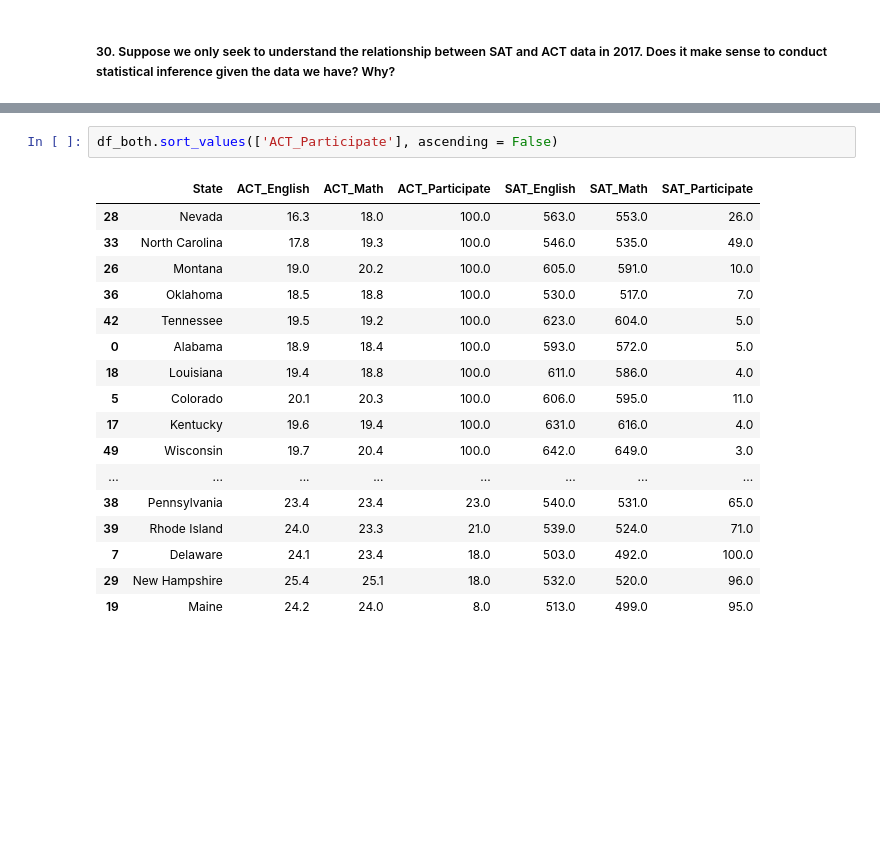
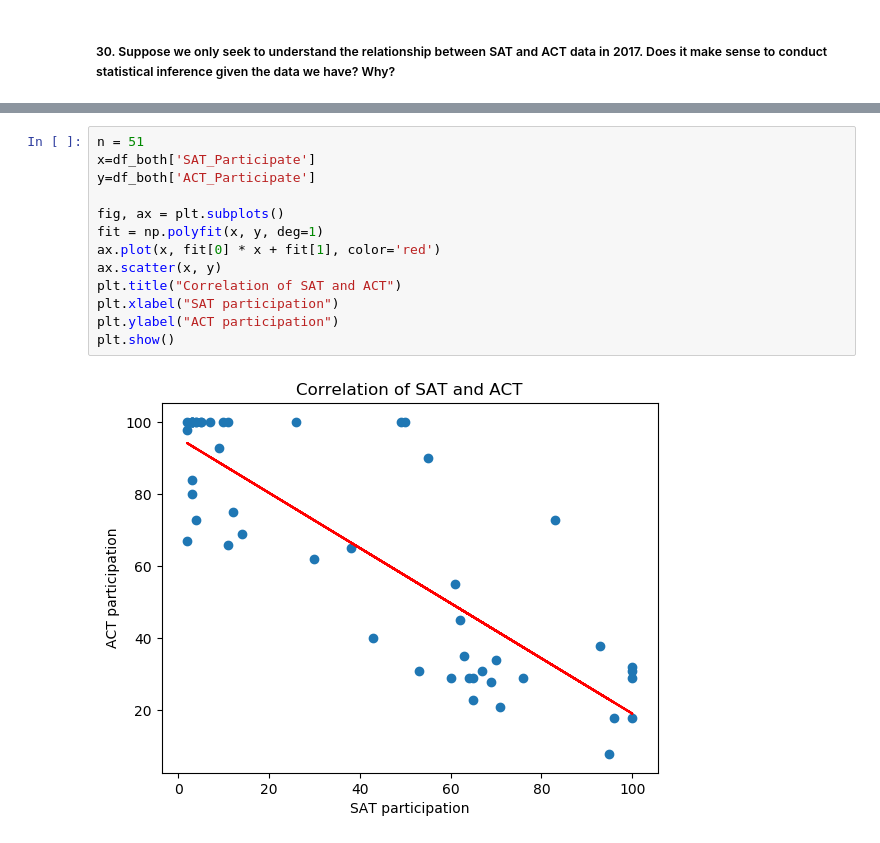
Before and after one commit to austinlasseter/SAT_scores, a Jupyter notebook: code/Project_1-Lasseter.ipynb, the cells around one changed output, grey strips where cells are left out. Drawn from its saved outputs; the diff is of its cells as text; blank space fills up the shorter version.

Commit message:
added labels and fit to scatter

```diff
--- a/code/Project_1-Lasseter.ipynb
+++ b/code/Project_1-Lasseter.ipynb
@@ -834,20 +827,15 @@ plt.show()
-# %%
-df_both.sort_values(['ACT_Participate'], ascending = False)
-# %% [output]
-|  | State | ACT_English | ACT_Math | ACT_Participate | SAT_English | SAT_Math | SAT_Participate |
-| 28 | Nevada | 16.3 | 18.0 | 100.0 | 563.0 | 553.0 | 26.0 |
-| 33 | North Carolina | 17.8 | 19.3 | 100.0 | 546.0 | 535.0 | 49.0 |
-| 26 | Montana | 19.0 | 20.2 | 100.0 | 605.0 | 591.0 | 10.0 |
-| 36 | Oklahoma | 18.5 | 18.8 | 100.0 | 530.0 | 517.0 | 7.0 |
-| 42 | Tennessee | 19.5 | 19.2 | 100.0 | 623.0 | 604.0 | 5.0 |
-| 0 | Alabama | 18.9 | 18.4 | 100.0 | 593.0 | 572.0 | 5.0 |
-| 18 | Louisiana | 19.4 | 18.8 | 100.0 | 611.0 | 586.0 | 4.0 |
-| 5 | Colorado | 20.1 | 20.3 | 100.0 | 606.0 | 595.0 | 11.0 |
-| 17 | Kentucky | 19.6 | 19.4 | 100.0 | 631.0 | 616.0 | 4.0 |
-| 49 | Wisconsin | 19.7 | 20.4 | 100.0 | 642.0 | 649.0 | 3.0 |
-| ... | ... | ... | ... | ... | ... | ... | ... |
-| 38 | Pennsylvania | 23.4 | 23.4 | 23.0 | 540.0 | 531.0 | 65.0 |
-| 39 | Rhode Island | 24.0 | 23.3 | 21.0 | 539.0 | 524.0 | 71.0 |
-| 7 | Delaware | 24.1 | 23.4 | 18.0 | 503.0 | 492.0 | 100.0 |
-| 29 | New Hampshire | 25.4 | 25.1 | 18.0 | 532.0 | 520.0 | 96.0 |
-| 19 | Maine | 24.2 | 24.0 | 8.0 | 513.0 | 499.0 | 95.0 |
+# %%
+n = 51
+x=df_both['SAT_Participate']
+y=df_both['ACT_Participate']
+
+fig, ax = plt.subplots()
+fit = np.polyfit(x, y, deg=1)
+ax.plot(x, fit[0] * x + fit[1], color='red')
+ax.scatter(x, y)
+plt.title("Correlation of SAT and ACT")
+plt.xlabel("SAT participation")
+plt.ylabel("ACT participation")
+plt.show()
+# %% [output]
+[figure, added]
```
Also changed, not shown: parts of 6 cells of this notebook.
